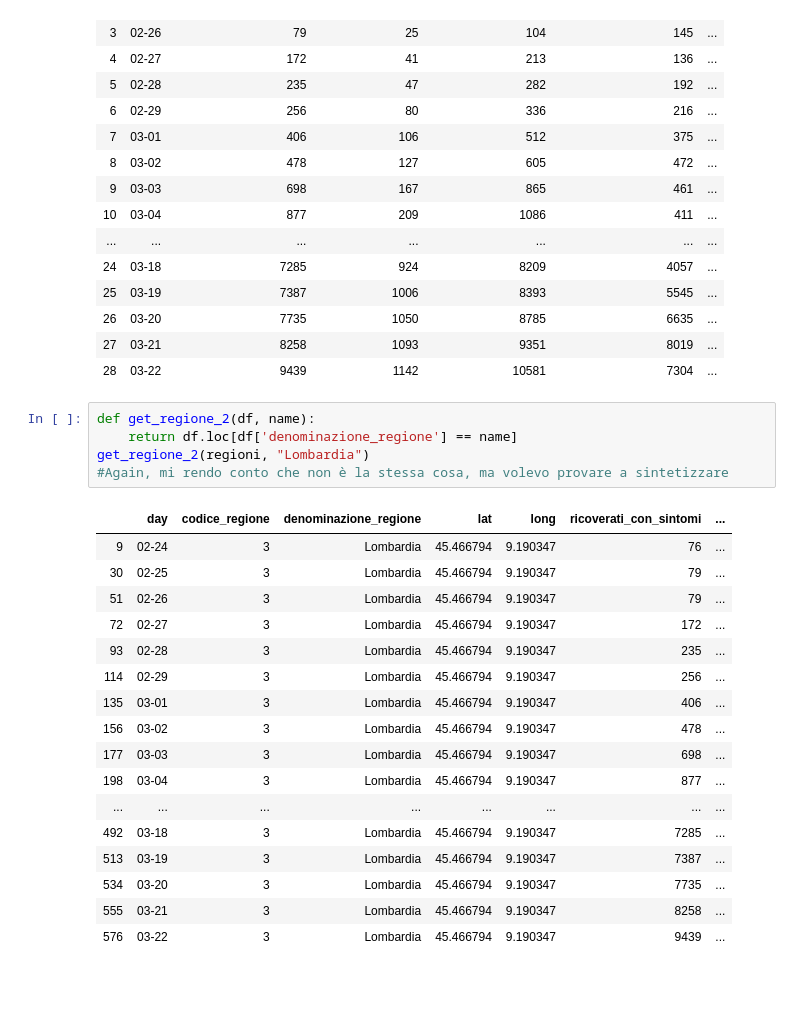
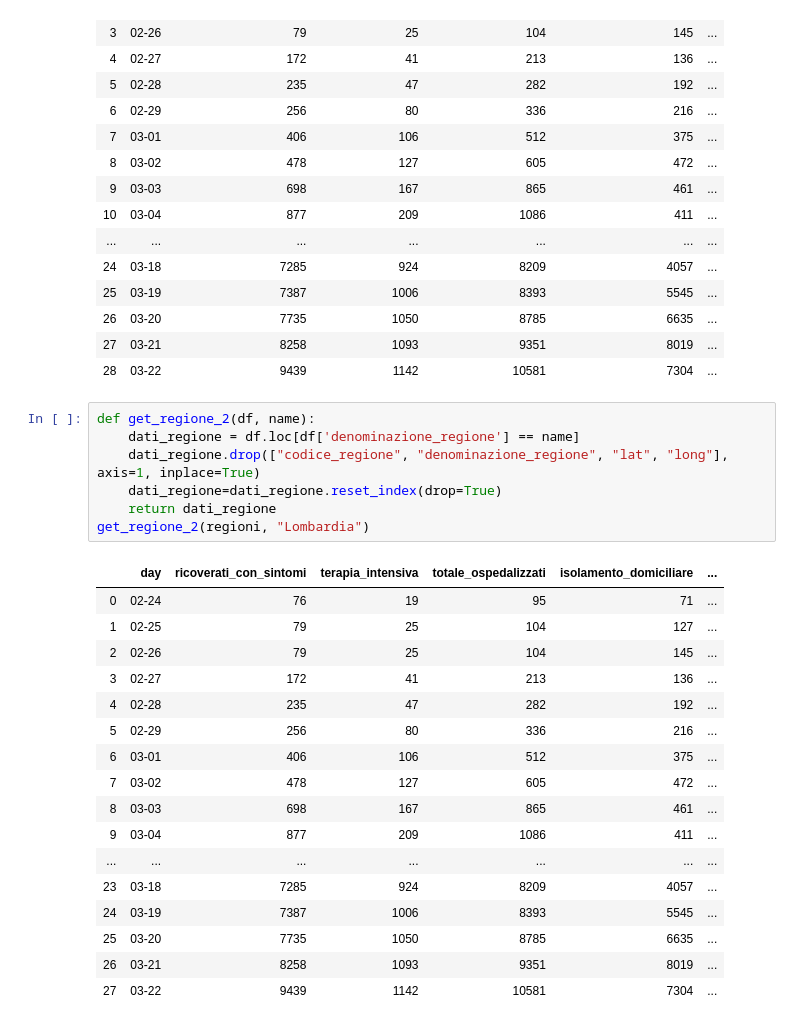
Before and after one commit to simonegiancola09/covid-19-Analysis, a Jupyter notebook: Covid.ipynb, the cells around one changed output. Cells and saved outputs as stored; diff of their text form; blank space fills up the shorter version.

```diff
--- a/Covid.ipynb
+++ b/Covid.ipynb
@@ -220,29 +221,31 @@ Lom
 | 26 | 03-20 | 7735 | 1050 | 8785 | 6635 | ... |
 | 27 | 03-21 | 8258 | 1093 | 9351 | 8019 | ... |
 | 28 | 03-22 | 9439 | 1142 | 10581 | 7304 | ... |
-# %%
-def get_regione_2(df, name):
-    return df.loc[df['denominazione_regione'] == name]
-get_regione_2(regioni, "Lombardia")
-#Again, mi rendo conto che non è la stessa cosa, ma volevo provare a sintetizzare
-# %% [output]
-|  | day | codice_regione | denominazione_regione | lat | long | ricoverati_con_sintomi | ... |
-| 9 | 02-24 | 3 | Lombardia | 45.466794 | 9.190347 | 76 | ... |
-| 30 | 02-25 | 3 | Lombardia | 45.466794 | 9.190347 | 79 | ... |
-| 51 | 02-26 | 3 | Lombardia | 45.466794 | 9.190347 | 79 | ... |
-| 72 | 02-27 | 3 | Lombardia | 45.466794 | 9.190347 | 172 | ... |
-| 93 | 02-28 | 3 | Lombardia | 45.466794 | 9.190347 | 235 | ... |
-| 114 | 02-29 | 3 | Lombardia | 45.466794 | 9.190347 | 256 | ... |
-| 135 | 03-01 | 3 | Lombardia | 45.466794 | 9.190347 | 406 | ... |
-| 156 | 03-02 | 3 | Lombardia | 45.466794 | 9.190347 | 478 | ... |
-| 177 | 03-03 | 3 | Lombardia | 45.466794 | 9.190347 | 698 | ... |
-| 198 | 03-04 | 3 | Lombardia | 45.466794 | 9.190347 | 877 | ... |
-| ... | ... | ... | ... | ... | ... | ... | ... |
-| 492 | 03-18 | 3 | Lombardia | 45.466794 | 9.190347 | 7285 | ... |
-| 513 | 03-19 | 3 | Lombardia | 45.466794 | 9.190347 | 7387 | ... |
-| 534 | 03-20 | 3 | Lombardia | 45.466794 | 9.190347 | 7735 | ... |
-| 555 | 03-21 | 3 | Lombardia | 45.466794 | 9.190347 | 8258 | ... |
-| 576 | 03-22 | 3 | Lombardia | 45.466794 | 9.190347 | 9439 | ... |
+# %%
+def get_regione_2(df, name):
+    dati_regione = df.loc[df['denominazione_regione'] == name]
+    dati_regione.drop(["codice_regione", "denominazione_regione", "lat", "long"], axis=1, inplace=True)
+    dati_regione=dati_regione.reset_index(drop=True)
+    return dati_regione
+get_regione_2(regioni, "Lombardia")
+# %% [output]
+|  | day | ricoverati_con_sintomi | terapia_intensiva | totale_ospedalizzati | isolamento_domiciliare | ... |
+| 0 | 02-24 | 76 | 19 | 95 | 71 | ... |
+| 1 | 02-25 | 79 | 25 | 104 | 127 | ... |
+| 2 | 02-26 | 79 | 25 | 104 | 145 | ... |
+| 3 | 02-27 | 172 | 41 | 213 | 136 | ... |
+| 4 | 02-28 | 235 | 47 | 282 | 192 | ... |
+| 5 | 02-29 | 256 | 80 | 336 | 216 | ... |
+| 6 | 03-01 | 406 | 106 | 512 | 375 | ... |
+| 7 | 03-02 | 478 | 127 | 605 | 472 | ... |
+| 8 | 03-03 | 698 | 167 | 865 | 461 | ... |
+| 9 | 03-04 | 877 | 209 | 1086 | 411 | ... |
+| ... | ... | ... | ... | ... | ... | ... |
+| 23 | 03-18 | 7285 | 924 | 8209 | 4057 | ... |
+| 24 | 03-19 | 7387 | 1006 | 8393 | 5545 | ... |
+| 25 | 03-20 | 7735 | 1050 | 8785 | 6635 | ... |
+| 26 | 03-21 | 8258 | 1093 | 9351 | 8019 | ... |
+| 27 | 03-22 | 9439 | 1142 | 10581 | 7304 | ... |
 # %%
 def get_giorno(df, day):
     return df.loc[df['day'] == day]
```
Also changed, not shown: parts of 6 cells of this notebook.
